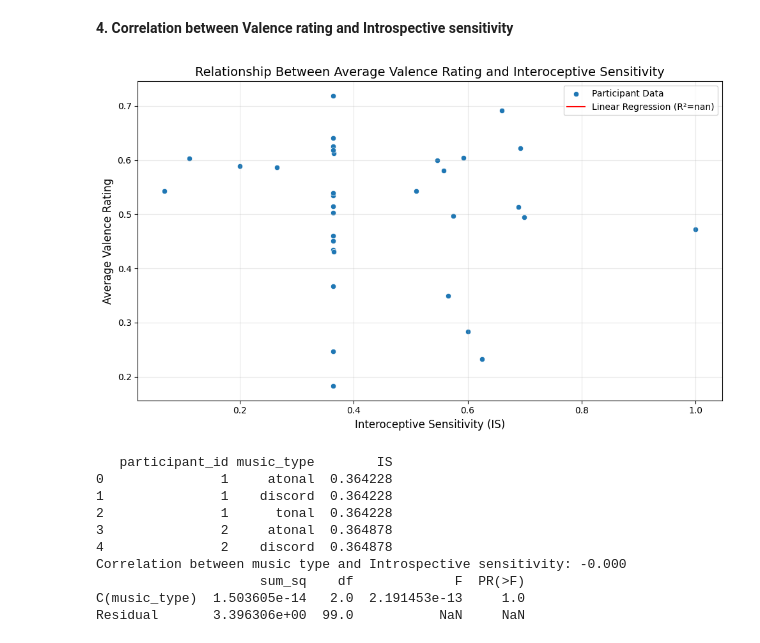
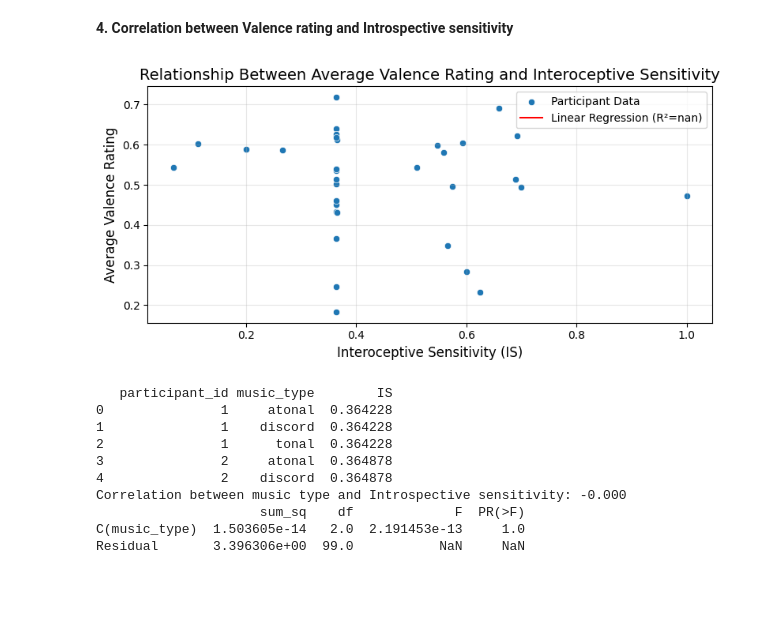
Before and after one commit to OistrakhAleksandra/FinalProject_TheInfluenceOfMusic, a Jupyter notebook: visualization.ipynb, the cells around one changed output. Drawn from its saved outputs; the diff is of its cells as text; code cells hidden in the pictures; blank space fills up the shorter version.

```diff
--- a/visualization.ipynb
+++ b/visualization.ipynb
@@ -196,35 +196,35 @@ def plot_valence_vs_interoception(file_path):
         'IS': 'mean'
     }).reset_index()
 
     # Perform linear regression
     slope, intercept, r_value, p_value, std_err = linregress(
         grouped_data['IS'], grouped_data['valence_rating']
     )
 
     # Plotting the scatter plot with regression line
-    plt.figure(figsize=(10, 6))
+    plt.figure(figsize=(8, 4))
     sns.scatterplot(x='IS', y='valence_rating', data=grouped_data, label='Participant Data')
     plt.plot(
         grouped_data['IS'],
         slope * grouped_data['IS'] + intercept,
         color='red', label=f'Linear Regression (R²={r_value**2:.2f})'
     )
 
     # Customize the plot
     plt.title('Relationship Between Average Valence Rating and Interoceptive Sensitivity', fontsize=14)
     plt.xlabel('Interoceptive Sensitivity (IS)', fontsize=12)
     plt.ylabel('Average Valence Rating', fontsize=12)
     plt.legend()
     plt.grid(alpha=0.3)
     plt.tight_layout()
 
     # Show the plot
     plt.show()
 
 file_path = r"C:\Users\Home\Desktop\Studies\Phyton\projects 2024-2025\Final_project\data\combined_data_trial.xlsx"
 plot_valence_vs_interoception(file_path)
 # %% [output]
-[figure, old version]
+[figure, new version]
 # %%
 import matplotlib.pyplot as plt
 import pandas as pd
```
Also changed, not shown: 1 other file.
